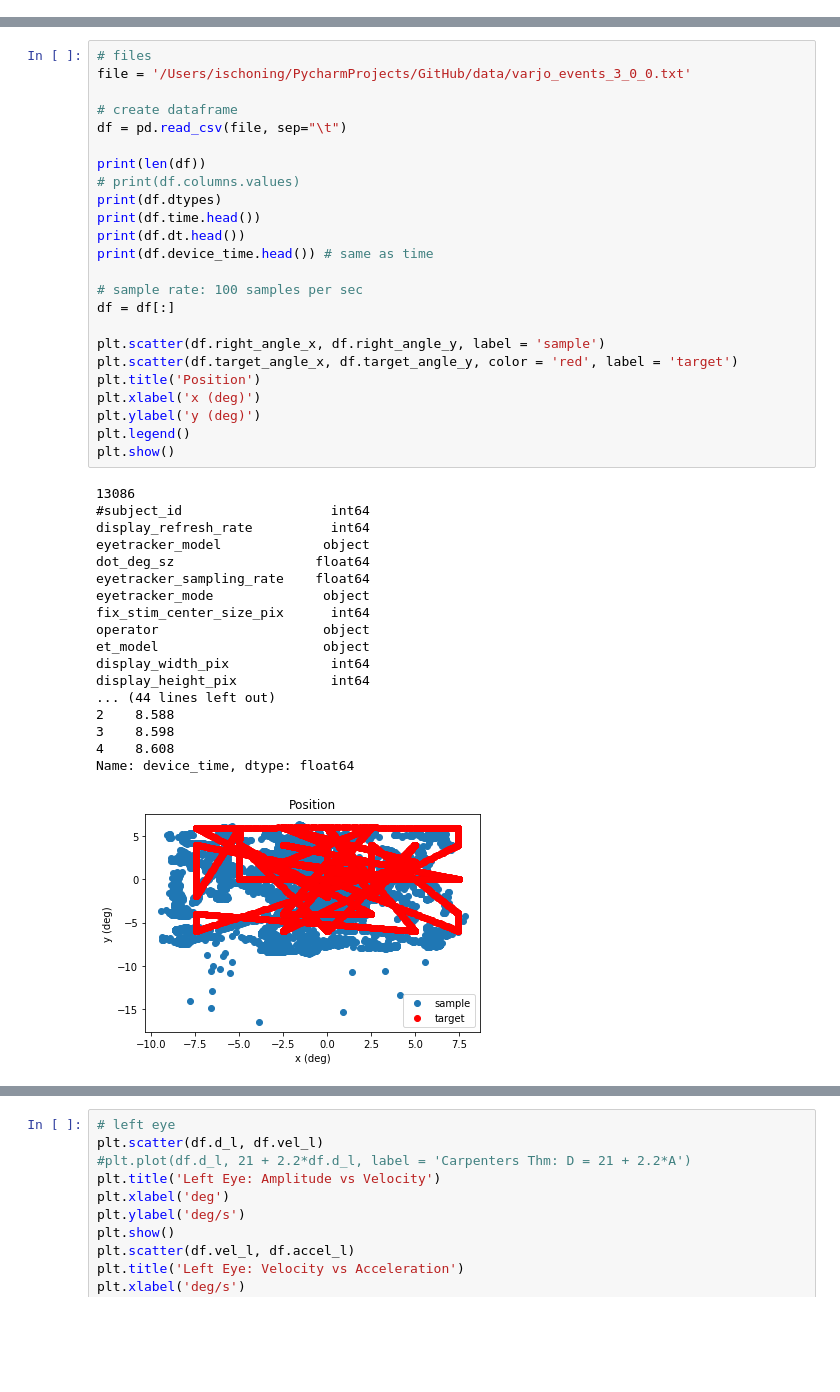
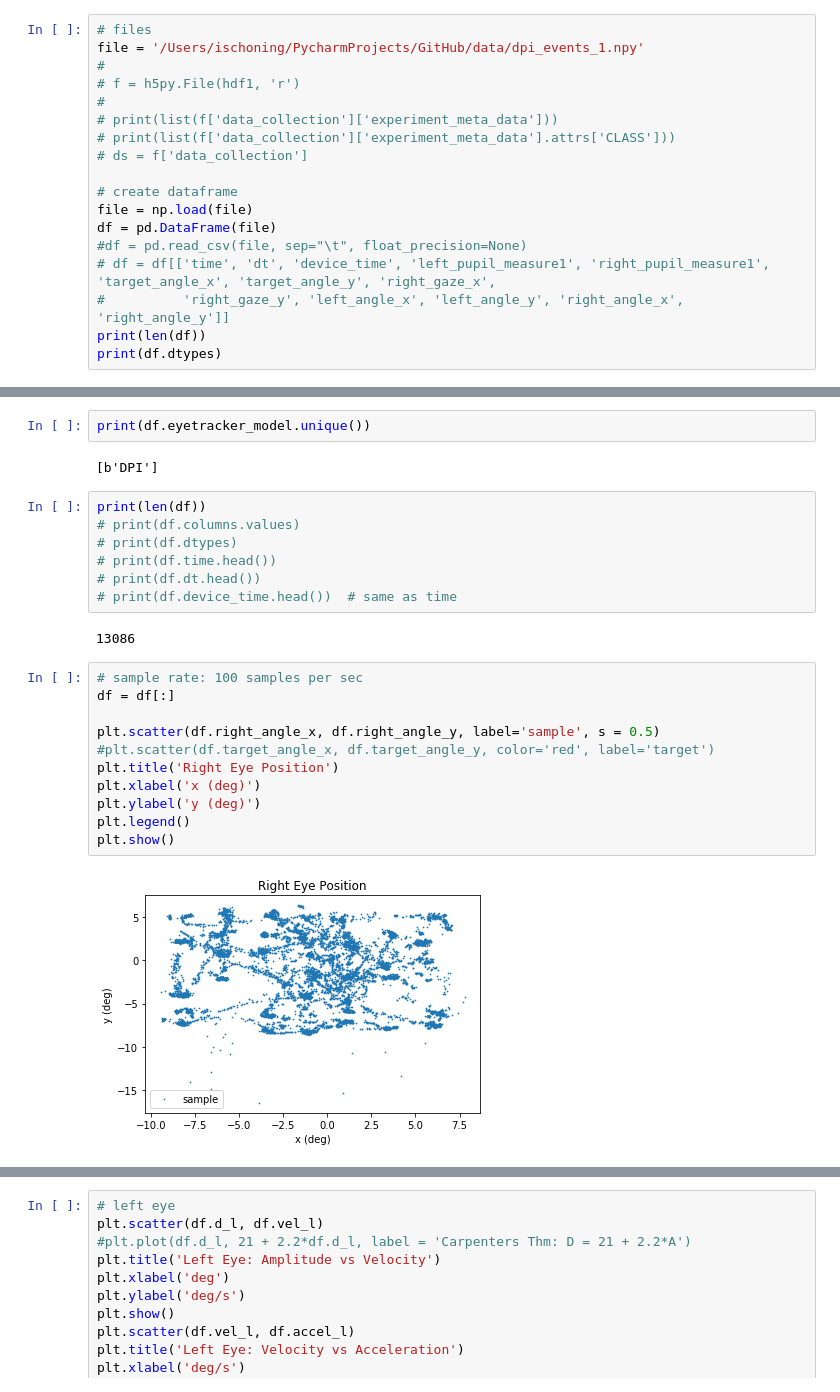
Before and after one commit to ischoning/eyeMovements, a Jupyter notebook: Main_Tester.ipynb, the cells around one changed output, grey strips where cells are left out. Saved outputs shown, nothing was run; the diff lists cells and outputs as text; blank space fills up the shorter version.

```diff
--- a/Main_Tester.ipynb
+++ b/Main_Tester.ipynb
@@ -13,0 +16,18 @@ from scipy.interpolate import make_interp_spline, BSpline
+# %%
+# files
+file = '/Users/ischoning/PycharmProjects/GitHub/data/dpi_events_1.npy'
+#
+# f = h5py.File(hdf1, 'r')
+#
+# print(list(f['data_collection']['experiment_meta_data']))
+# print(list(f['data_collection']['experiment_meta_data'].attrs['CLASS']))
+# ds = f['data_collection']
+
+# create dataframe
+file = np.load(file)
+df = pd.DataFrame(file)
+#df = pd.read_csv(file, sep="\t", float_precision=None)
+# df = df[['time', 'dt', 'device_time', 'left_pupil_measure1', 'right_pupil_measure1', 'target_angle_x', 'target_angle_y', 'right_gaze_x',
+#          'right_gaze_y', 'left_angle_x', 'left_angle_y', 'right_angle_x', 'right_angle_y']]
+print(len(df))
+print(df.dtypes)
@@ -14,46 +76,29 @@ from scipy.interpolate import make_interp_spline, BSpline
+# %%
+print(df.eyetracker_model.unique())
+# %% [output]
+[b'DPI']
+# %%
+print(len(df))
+# print(df.columns.values)
+# print(df.dtypes)
+# print(df.time.head())
+# print(df.dt.head())
+# print(df.device_time.head())  # same as time
+# %% [output]
+13086
 # %%
-# files
-file = '/Users/ischoning/PycharmProjects/GitHub/data/varjo_events_3_0_0.txt'
-
-# create dataframe
-df = pd.read_csv(file, sep="\t")
-
-print(len(df))
-# print(df.columns.values)
-print(df.dtypes)
-print(df.time.head())
-print(df.dt.head())
-print(df.device_time.head()) # same as time
-
 # sample rate: 100 samples per sec
 df = df[:]
 
-plt.scatter(df.right_angle_x, df.right_angle_y, label = 'sample')
-plt.scatter(df.target_angle_x, df.target_angle_y, color = 'red', label = 'target')
-plt.title('Position')
+plt.scatter(df.right_angle_x, df.right_angle_y, label='sample', s = 0.5)
+#plt.scatter(df.target_angle_x, df.target_angle_y, color='red', label='target')
+plt.title('Right Eye Position')
 plt.xlabel('x (deg)')
 plt.ylabel('y (deg)')
 plt.legend()
 plt.show()
 # %% [output]
-13086
-#subject_id                   int64
-display_refresh_rate          int64
-eyetracker_model             object
-dot_deg_sz                  float64
-eyetracker_sampling_rate    float64
-eyetracker_mode              object
-fix_stim_center_size_pix      int64
-operator                     object
-et_model                     object
-display_width_pix             int64
-display_height_pix            int64
-... (44 lines left out)
-2    8.588
-3    8.598
-4    8.608
-Name: device_time, dtype: float64
-[figure, old version]
+[figure, new version]
 # %%
 df.replace([np.inf, -np.inf], np.nan)
 df.dropna(inplace=True)
```
Also changed, not shown: parts of 10 cells of this notebook, 17 other files.
